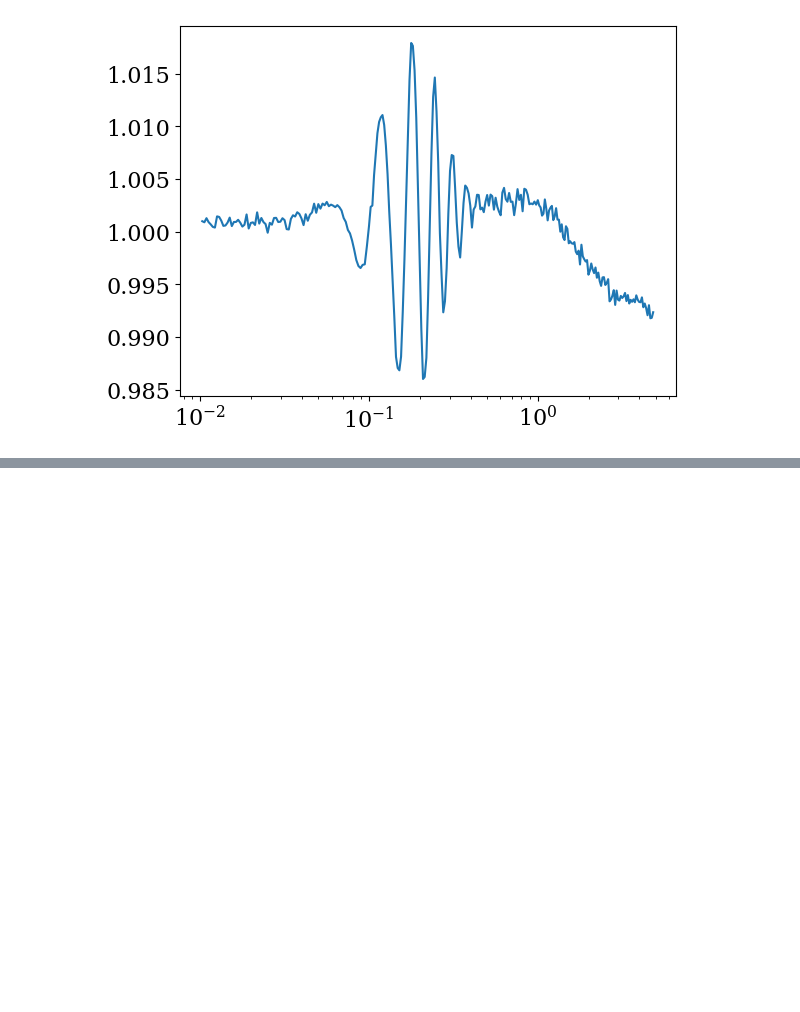
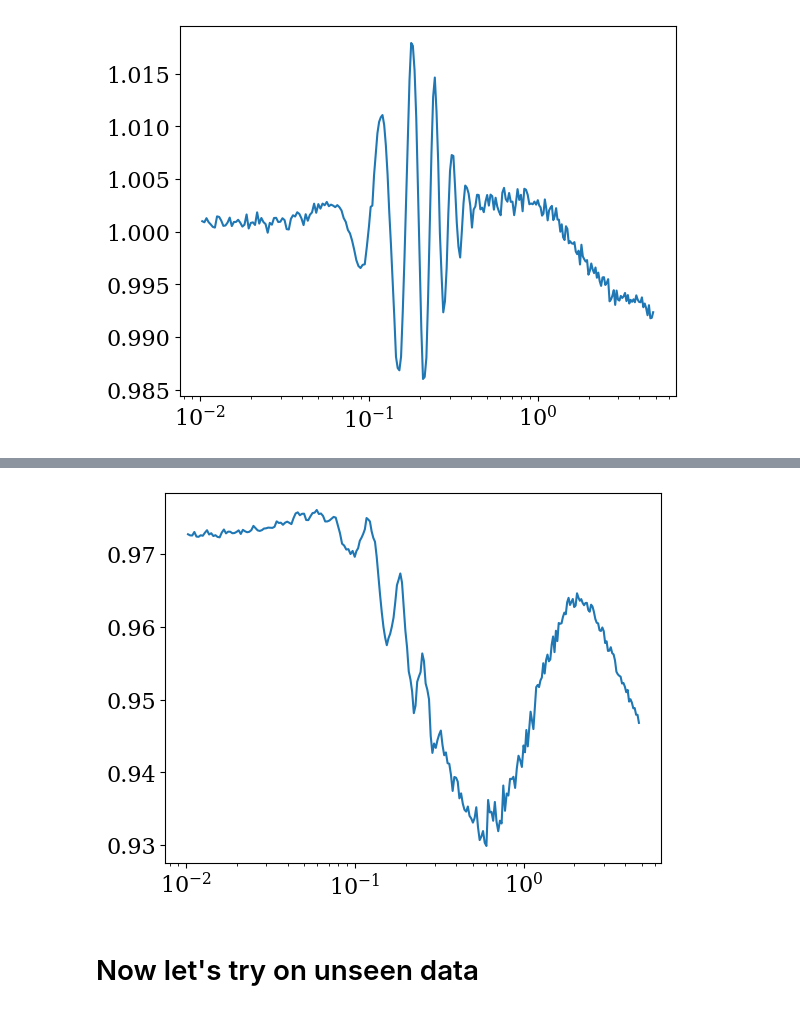
Before and after one commit to pltaylor16/odd_emu, a Jupyter notebook: results/results.ipynb, the cells around one changed output, grey strips where cells are left out. Drawn from its saved outputs; the diff is of its cells as text; code cells hidden in the pictures; blank space fills up the shorter version.

```diff
--- a/results/results.ipynb
+++ b/results/results.ipynb
@@ -172,0 +340,7 @@ plt.xscale('log')
+# %%
+plt.plot(k, pk0 / pk_all[-1])
+plt.xscale('log')
+# %% [output]
+[figure, added]
+# %% [markdown]
+# Now let's try on unseen data
```
Also changed, not shown: parts of 6 cells of this notebook.
